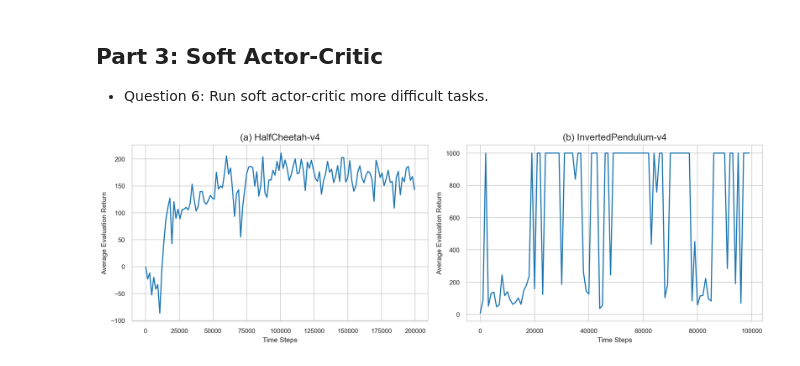
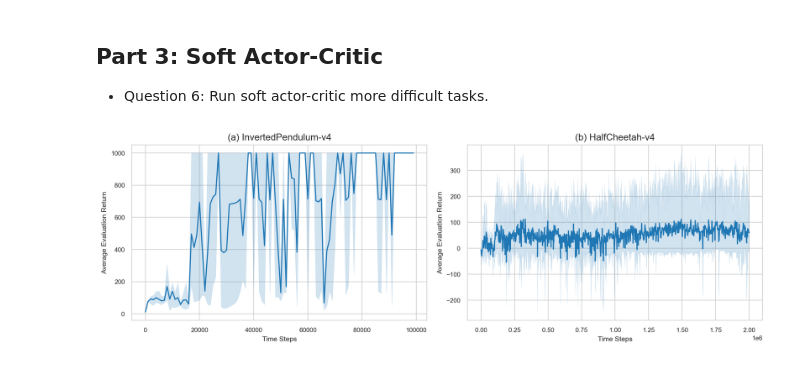
Before and after one commit to ChocolateDave/cs285_homework_fall2022, a Jupyter notebook: notebooks/hw3_analysis.ipynb, the cells around one changed output. Drawn from its saved outputs; the diff is of its cells as text; code cells hidden in the pictures.

```diff
--- a/notebooks/hw3_analysis.ipynb
+++ b/notebooks/hw3_analysis.ipynb
@@ -228,23 +228,44 @@ fig.savefig('../docs/hw3_report/img/q5.png', dpi=600)
 - <input type="checkbox" checked> Question 6: Run soft actor-critic more difficult tasks.
 # %%
 fig = plt.figure(figsize=(12, 4), dpi=224)
+
+a_df = pd.DataFrame()  # for invertedpendulum
+b_df = pd.DataFrame()  # for halfcheetah
+
 for i, filename in enumerate(os.listdir('data/hw3/q6')):
     if filename.split('.')[-1] != 'csv':
         continue
 
+    env_name = filename.split('_')[2]
+    seed = int(filename.split('_')[4])
+
     df = pd.read_csv(osp.join('data/hw3/q6', filename))
     _process_df(df, 'Average Evaluation Return')
-    env_name = filename.split('_')[3]
+    df['env_name'] = env_name
+    df['seed'] = seed
+    if env_name == 'InvertedPendulum':
+        a_df = pd.concat([a_df, df])
+    if env_name == 'HalfCheetah':
+        b_df = pd.concat([b_df, df])
 
-    ax = fig.add_subplot(1, 2, i+1)
-    ax = sns.lineplot(
-        data=df,
-        x='Time Steps',
-        y='Average Evaluation Return',
-        ax=ax
-    )
-    ax.set_title(f'({chr(97 + i)}) {env_name}', fontsize=12)
+ax = fig.add_subplot(1, 2, 1)
+ax = sns.lineplot(
+    data=a_df,
+    x='Time Steps',
+    y='Average Evaluation Return',
+    ax=ax
+)
+ax.set_title('(a) InvertedPendulum-v4', fontsize=12)
+
+ax = fig.add_subplot(1, 2, 2)
+ax = sns.lineplot(
+    data=b_df,
+    x='Time Steps',
+    y='Average Evaluation Return',
+    ax=ax
+)
+ax.set_title('(b) HalfCheetah-v4', fontsize=12)
 fig.tight_layout()
 fig.savefig('../docs/hw3_report/img/q6.png', dpi=600)
 # %% [output]
-[figure, old version]
+[figure, new version]
```
Also changed, not shown: 19 other files.
